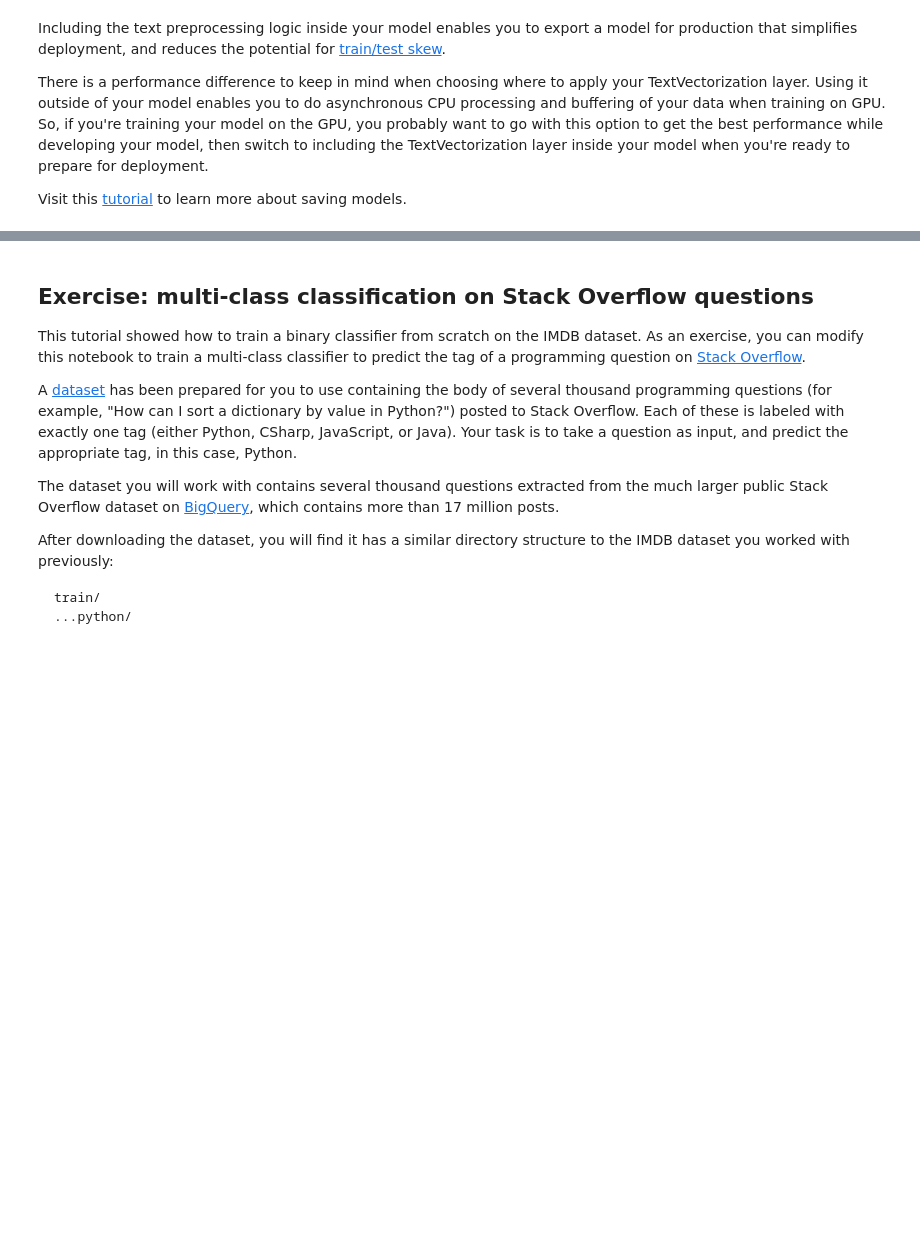
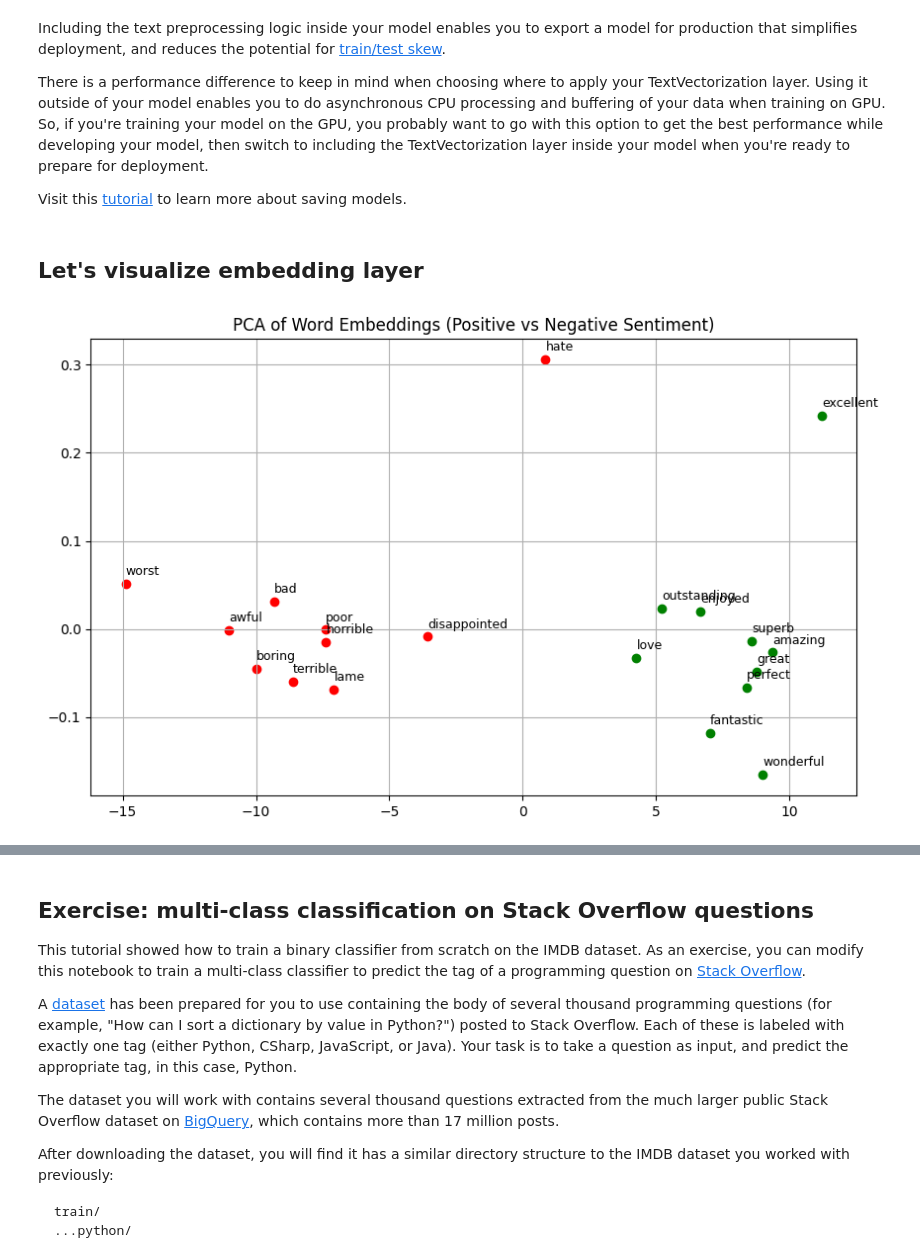
Before and after one commit to Alireza-Akhavan/deeplearning-tensorflow2-notebooks, a Jupyter notebook: 26-text_classification.ipynb, the cells around one changed output, grey strips where cells are left out. Cells and saved outputs as stored; diff of their text form; code cells hidden in the pictures; blank space fills up the shorter version.

```diff
--- a/26-text_classification.ipynb
+++ b/26-text_classification.ipynb
@@ -245,7 +305,7 @@ It's time to create your neural network:
 embedding_dim = 16
 # %%
 model = tf.keras.Sequential([
-  layers.Embedding(max_features + 1, embedding_dim),
+  layers.Embedding(max_features, embedding_dim),
   layers.Dropout(0.2),
   layers.GlobalAveragePooling1D(),
   layers.Dropout(0.2),
@@ -335,0 +469,10 @@ For this particular case, you could prevent overfitting by simply stopping the t
+# %%
+model.compile(loss=losses.BinaryCrossentropy(from_logits=True),
+              optimizer=tf.optimizers.Adam(learning_rate=0.0001),
+              metrics=[tf.metrics.BinaryAccuracy(threshold=0.0)])
+
+epochs = 5
+history = model.fit(
+    train_ds,
+    validation_data=val_ds,
+    epochs=epochs)
@@ -369,3 +554,35 @@ Including the text preprocessing logic inside your model enables you to export a
 There is a performance difference to keep in mind when choosing where to apply your TextVectorization layer. Using it outside of your model enables you to do asynchronous CPU processing and buffering of your data when training on GPU. So, if you're training your model on the GPU, you probably want to go with this option to get the best performance while developing your model, then switch to including the TextVectorization layer inside your model when you're ready to prepare for deployment.
 
 Visit this [tutorial](https://www.tensorflow.org/tutorials/keras/save_and_load) to learn more about saving models.
+# %% [markdown]
+## Let's visualize embedding layer
+# %%
+from sklearn.decomposition import PCA
+
+embedding_weights = model.layers[0].get_weights()[0]  # (10000, 16)
+
+vocab = vectorize_layer.get_vocabulary()
+word_index = {word: idx for idx, word in enumerate(vocab)}
+
+positive_words = ['excellent', 'amazing', 'wonderful', 'fantastic', 'great', 'love', 'enjoyed', 'superb', 'perfect', 'outstanding']
+negative_words = ['awful', 'terrible', 'boring', 'bad', 'worst', 'hate', 'poor', 'disappointed', 'horrible', 'lame']
+
+selected_words = [w for w in positive_words + negative_words if w in word_index]
+selected_indices = [word_index[word] for word in selected_words]
+selected_embeddings = embedding_weights[selected_indices]
+
+pca = PCA(n_components=2)
+reduced = pca.fit_transform(selected_embeddings)
+
+plt.figure(figsize=(10, 6))
+for i, word in enumerate(selected_words):
+    x, y = reduced[i]
+    color = 'green' if word in positive_words else 'red'
+    plt.scatter(x, y, c=color)
+    plt.text(x + 0.01, y + 0.01, word, fontsize=9)
+
+plt.title("PCA of Word Embeddings (Positive vs Negative Sentiment)")
+plt.grid(True)
+plt.show()
+# %% [output]
+[figure, added]
```
Also changed, not shown: parts of 27 cells of this notebook.
